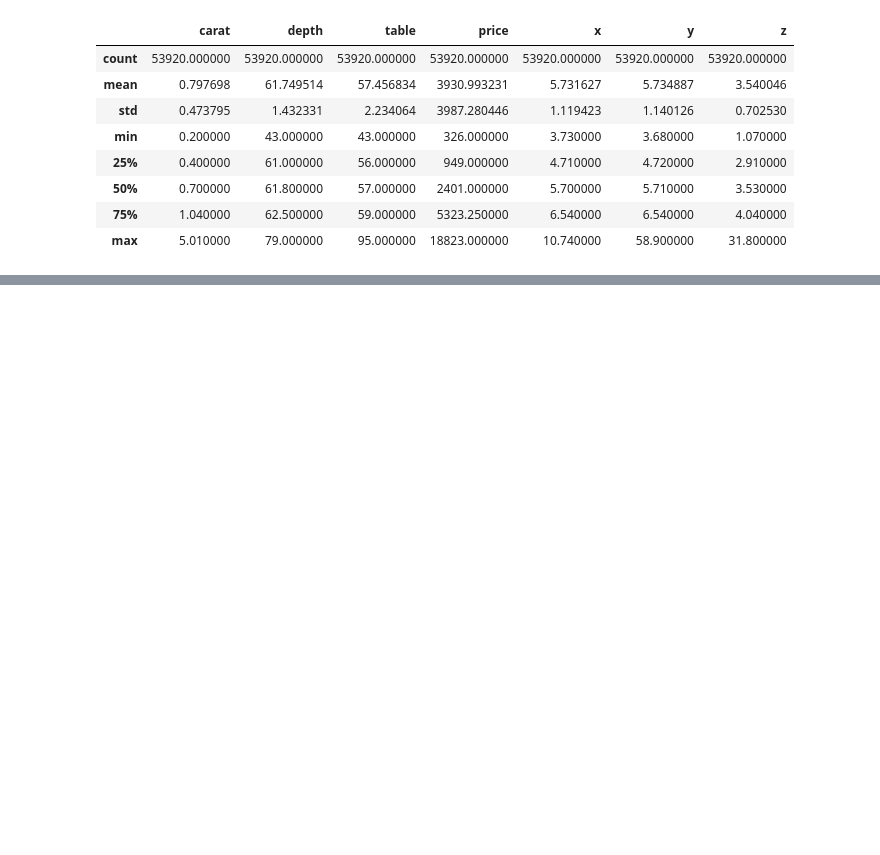
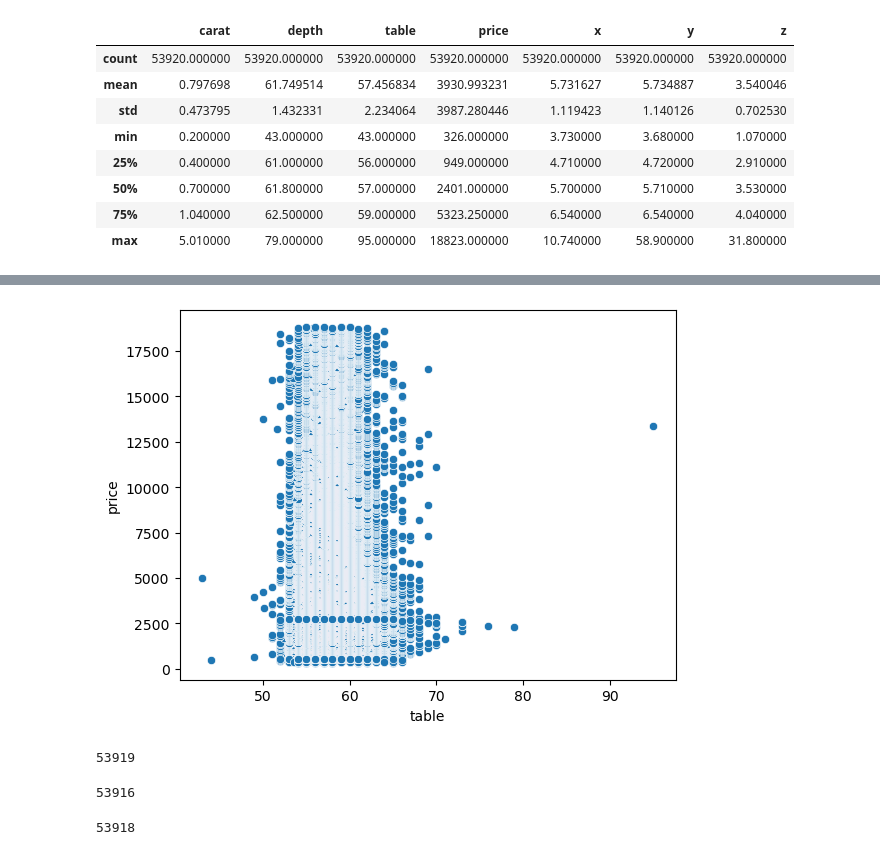
Before and after one commit to AbdullahTurgut/Machine-Learning, a Jupyter notebook: 11- SVMRegressor.ipynb, the cells around one changed output, grey strips where cells are left out. Saved outputs shown, nothing was run; the diff lists cells and outputs as text; code cells hidden in the pictures; blank space fills up the shorter version.

```diff
--- a/11- SVMRegressor.ipynb
+++ b/11- SVMRegressor.ipynb
@@ -99,0 +129,17 @@ df.describe()
+# %%
+sns.scatterplot(x=df['table'],y=df['price'])
+plt.show()
+# %% [output]
+[figure, added]
+# %%
+len(df[(df['table']<80) & (df['table']>40)])
+# %% [output]
+53919
+# %%
+len(df[(df['z']<30) & (df['z']>2)])
+# %% [output]
+53916
+# %%
+len(df[(df['y']<20)])
+# %% [output]
+53918
```
Also changed, not shown: parts of 13 cells of this notebook.
